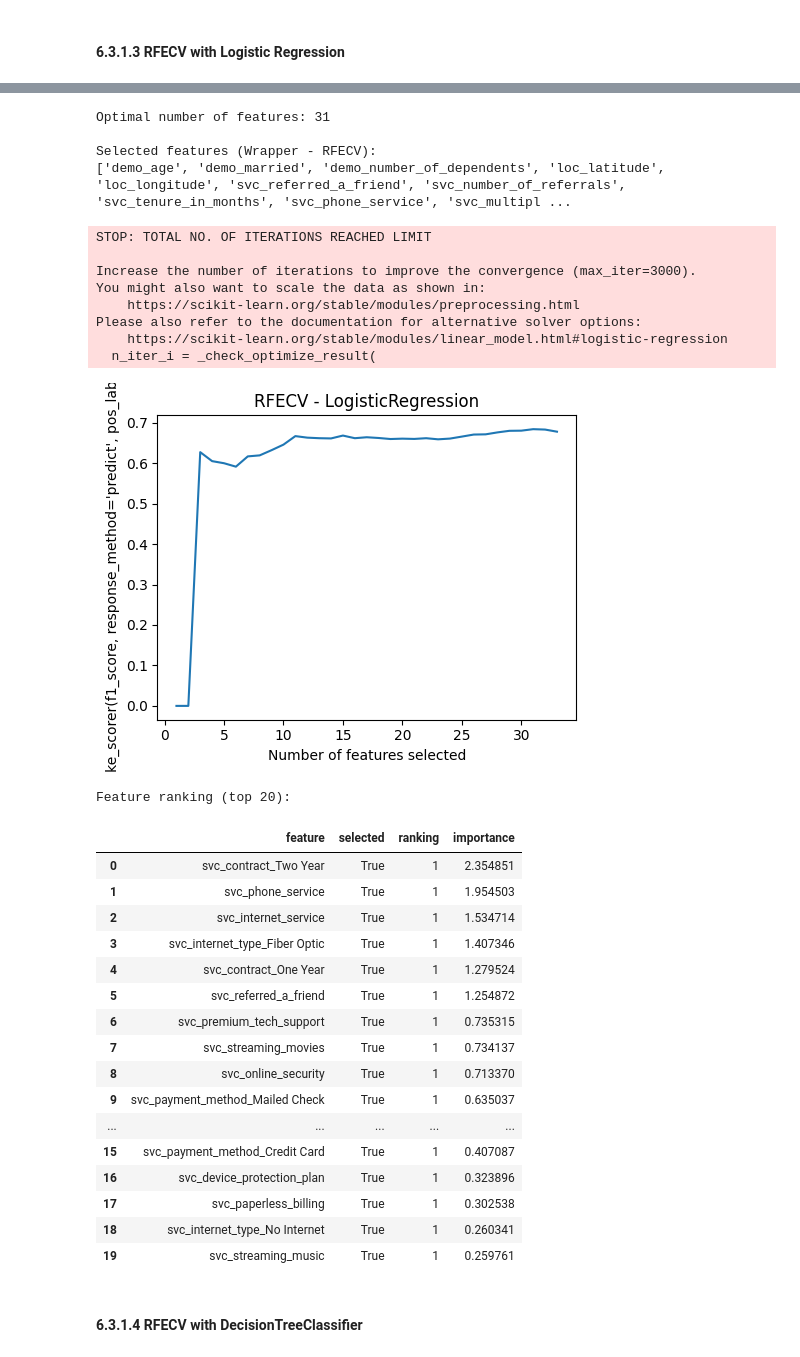
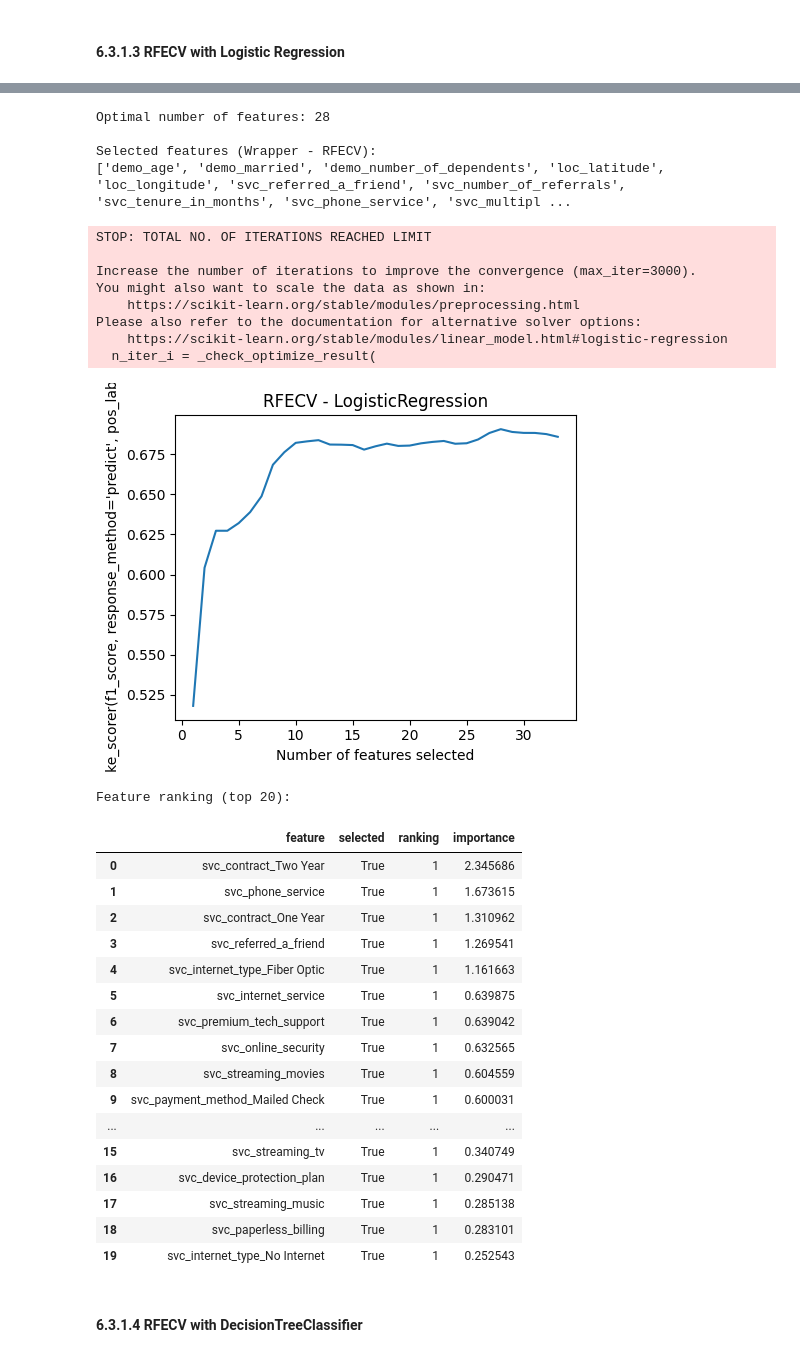
Before and after one commit to sergiopatinha/EnterpriseDataScienceBootcamp_workgroup, a Jupyter notebook: notebooks/03_data_preparation.ipynb, the cells around one changed output, grey strips where cells are left out. Saved outputs shown, nothing was run; the diff lists cells and outputs as text; code cells hidden in the pictures.

Commit message:
correcção no balance do log_reg

```diff
--- a/notebooks/03_data_preparation.ipynb
+++ b/notebooks/03_data_preparation.ipynb
@@ -2069,6 +1974,7 @@ f1_yes_scorer = make_scorer(f1_score, pos_label=1)
 log_reg = LogisticRegression(
     max_iter=3000,   # bastantes iterações para garantir convergência
     penalty="l2",
+    class_weight="balanced",
     solver="lbfgs"
 )
 
@@ -2097,38 +2003,38 @@ You might also want to scale the data as shown in:
     https://scikit-learn.org/stable/modules/preprocessing.html
 Please also refer to the documentation for alternative solver options:
     https://scikit-learn.org/stable/modules/linear_model.html#logistic-regression
   n_iter_i = _check_optimize_result(
-Optimal number of features: 31
+Optimal number of features: 28
 
 Selected features (Wrapper - RFECV):
 ['demo_age', 'demo_married', 'demo_number_of_dependents', 'loc_latitude', 'loc_longitude', 'svc_referred_a_friend', 'svc_number_of_referrals', 'svc_tenure_in_months', 'svc_phone_service', 'svc_multipl ...
 STOP: TOTAL NO. OF ITERATIONS REACHED LIMIT
 
 Increase the number of iterations to improve the convergence (max_iter=3000).
 You might also want to scale the data as shown in:
     https://scikit-learn.org/stable/modules/preprocessing.html
 Please also refer to the documentation for alternative solver options:
     https://scikit-learn.org/stable/modules/linear_model.html#logistic-regression
   n_iter_i = _check_optimize_result(
-[figure, old version]
+[figure, new version]
 Feature ranking (top 20):
 |  | feature | selected | ranking | importance |
-| 0 | svc_contract_Two Year | True | 1 | 2.354851 |
-| 1 | svc_phone_service | True | 1 | 1.954503 |
-| 2 | svc_internet_service | True | 1 | 1.534714 |
-| 3 | svc_internet_type_Fiber Optic | True | 1 | 1.407346 |
-| 4 | svc_contract_One Year | True | 1 | 1.279524 |
-| 5 | svc_referred_a_friend | True | 1 | 1.254872 |
-| 6 | svc_premium_tech_support | True | 1 | 0.735315 |
-| 7 | svc_streaming_movies | True | 1 | 0.734137 |
-| 8 | svc_online_security | True | 1 | 0.713370 |
-| 9 | svc_payment_method_Mailed Check | True | 1 | 0.635037 |
+| 0 | svc_contract_Two Year | True | 1 | 2.345686 |
+| 1 | svc_phone_service | True | 1 | 1.673615 |
+| 2 | svc_contract_One Year | True | 1 | 1.310962 |
+| 3 | svc_referred_a_friend | True | 1 | 1.269541 |
+| 4 | svc_internet_type_Fiber Optic | True | 1 | 1.161663 |
+| 5 | svc_internet_service | True | 1 | 0.639875 |
+| 6 | svc_premium_tech_support | True | 1 | 0.639042 |
+| 7 | svc_online_security | True | 1 | 0.632565 |
+| 8 | svc_streaming_movies | True | 1 | 0.604559 |
+| 9 | svc_payment_method_Mailed Check | True | 1 | 0.600031 |
 | ... | ... | ... | ... | ... |
-| 15 | svc_payment_method_Credit Card | True | 1 | 0.407087 |
-| 16 | svc_device_protection_plan | True | 1 | 0.323896 |
-| 17 | svc_paperless_billing | True | 1 | 0.302538 |
-| 18 | svc_internet_type_No Internet | True | 1 | 0.260341 |
-| 19 | svc_streaming_music | True | 1 | 0.259761 |
+| 15 | svc_streaming_tv | True | 1 | 0.340749 |
+| 16 | svc_device_protection_plan | True | 1 | 0.290471 |
+| 17 | svc_streaming_music | True | 1 | 0.285138 |
+| 18 | svc_paperless_billing | True | 1 | 0.283101 |
+| 19 | svc_internet_type_No Internet | True | 1 | 0.252543 |
 # %% [markdown]
 #### **6.3.1.4 RFECV with DecisionTreeClassifier**
 # %%
```
Also changed, not shown: parts of 20 cells of this notebook.
